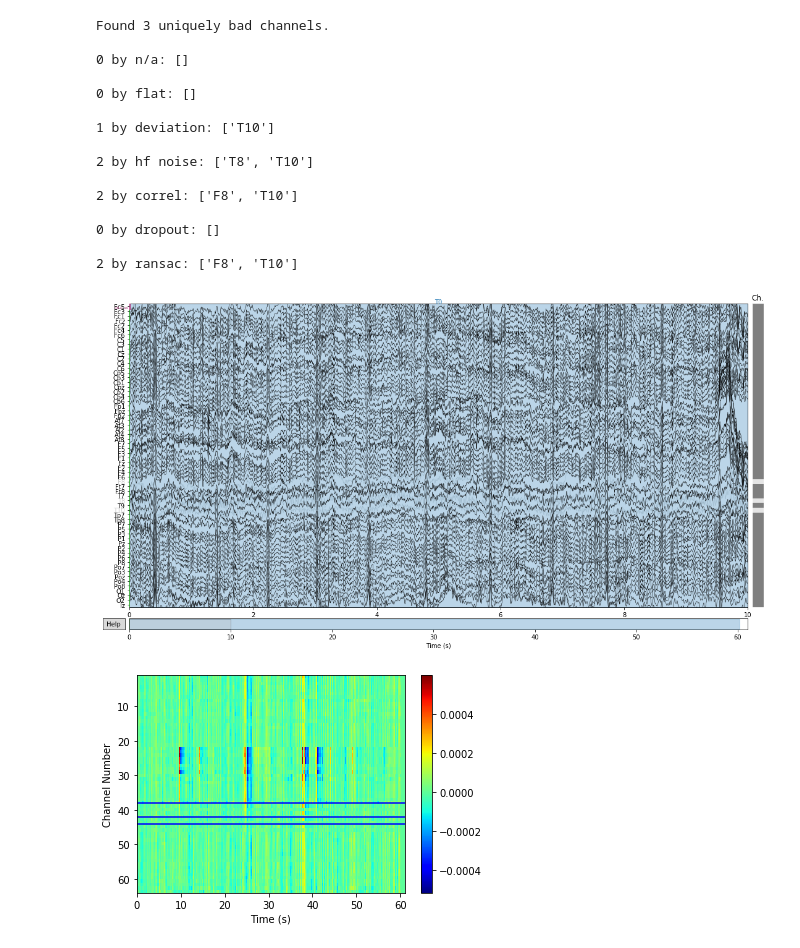
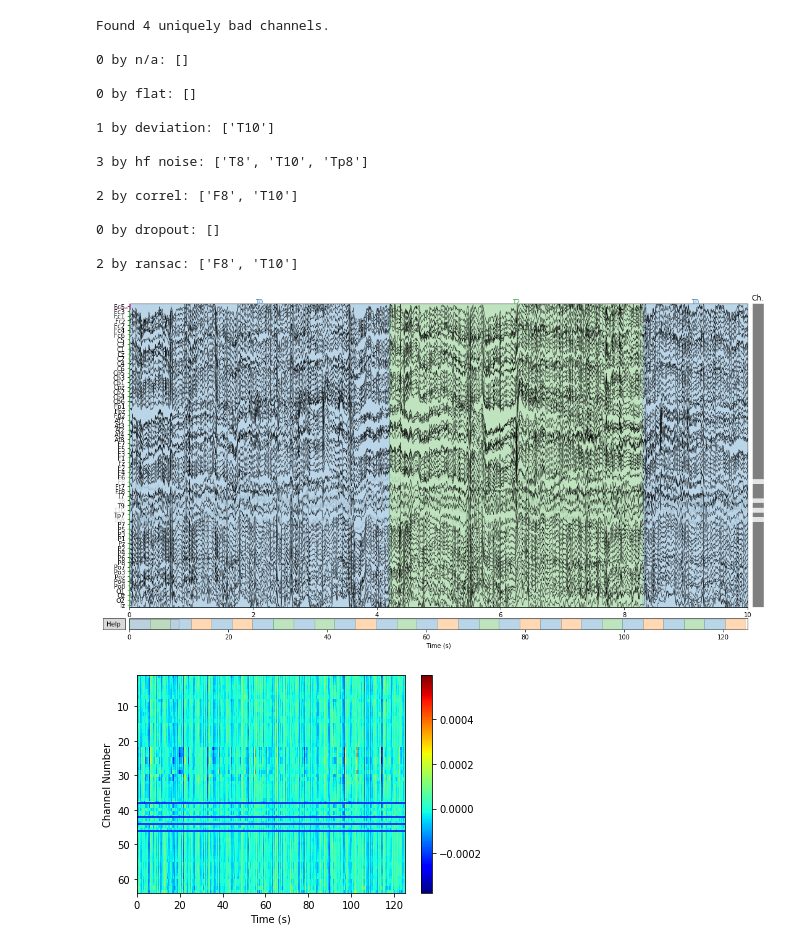
Before and after one commit to NeuroDataDesign/pyautomagic, a Jupyter notebook: notebooks/finding_noisy_chns.ipynb, the cells around one changed output. Saved outputs shown, nothing was run; the diff lists cells and outputs as text; code cells hidden in the pictures.

Commit message:
Automatic bad channel detection

```diff
--- a/notebooks/finding_noisy_chns.ipynb
+++ b/notebooks/finding_noisy_chns.ipynb
@@ -490,7 +490,7 @@ def filter_design(N_order, amp, freq, sample_rate):
                          (np.transpose(hamming_window[:])))
     return kernel
 
-raw = mne.io.read_raw_edf("C:\\Users\\Aamna\\Desktop\\NDD\\S001R01.edf", preload=True)
+raw = mne.io.read_raw_edf("C:\\Users\\Aamna\\Desktop\\NDD\\S001R04.edf", preload=True)
 raw.rename_channels(lambda s: s.strip("."))
 a=mne.channels.read_montage(kind='standard_1020',ch_names=raw.info['ch_names'])
 mne.set_log_level("WARNING")
@@ -538,34 +538,34 @@ plt.show()
 #eeg[4,:]=0
 #eeg[6,:]=0
 #noise=10*np.random.normal(0,1,eeg.shape[1])
 #eeg[9,:]=eeg[2,:]+noise
 #eeg = eeg[0:22, :]
 #n_chans = 22
 #X = eeg*1e-6
 #info = mne.create_info(ch_names=ch_names, sfreq=sfreq, ch_types=['eeg'] * n_chans)
 #raw = mne.io.RawArray(X, info)
 #a = mne.channels.read_montage(kind='standard_1020', ch_names=raw.info['ch_names'])
 #raw.set_montage(a)
 
 #nd=bad_channels_detector(raw)
 #bads=nd.find_noisy_channels()
 #raw.info['bads']=bads
 #raw.plot(block=True, n_channels=22)
 # %% [output]
-Found 3 uniquely bad channels.
+Found 4 uniquely bad channels.
 
 0 by n/a: []
 
 0 by flat: []
 
 1 by deviation: ['T10']
 
-2 by hf noise: ['T8', 'T10']
+3 by hf noise: ['T8', 'T10', 'Tp8']
 
 2 by correl: ['F8', 'T10']
 
 0 by dropout: []
 
 2 by ransac: ['F8', 'T10']
-[figure, old version]
+[figure, new version]
-[figure, old version]
+[figure, new version]
```
